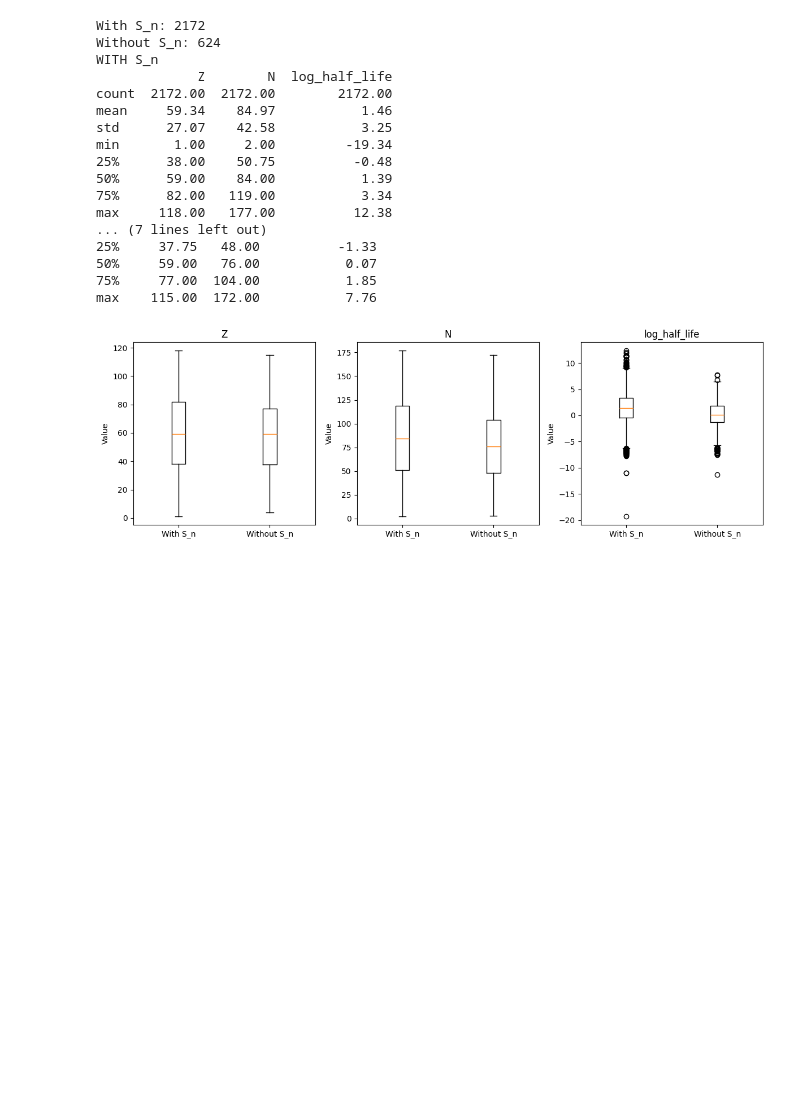
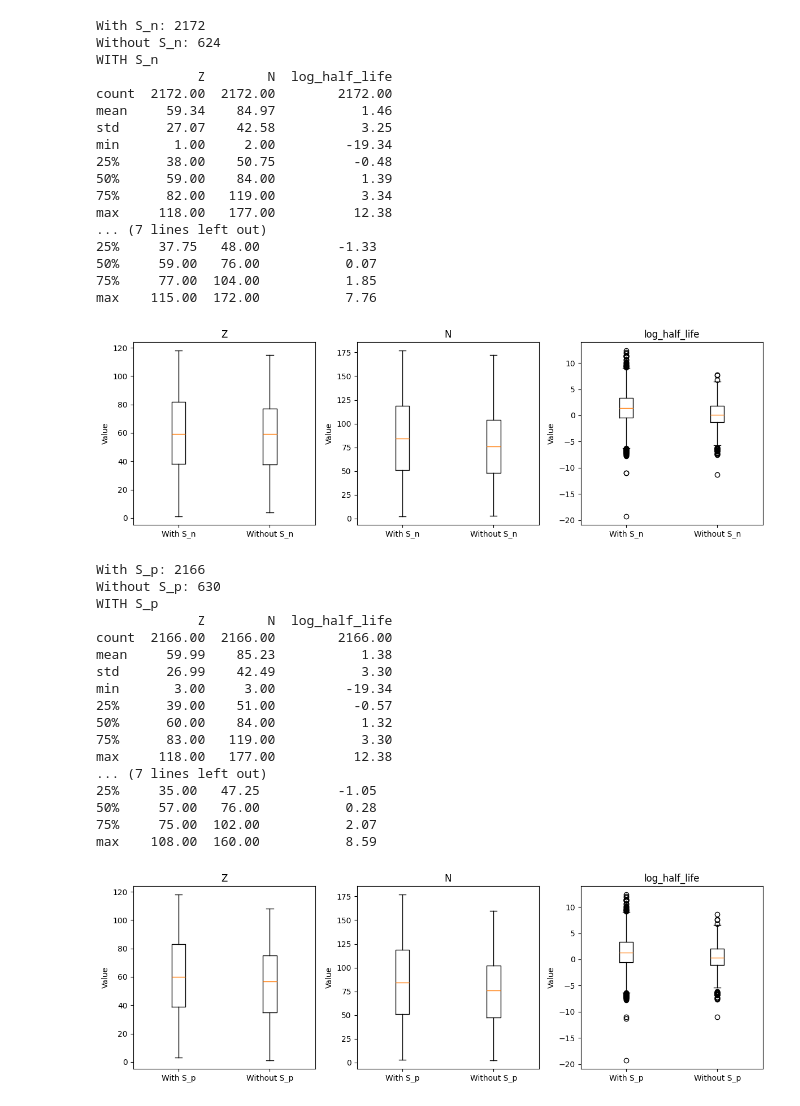
Before and after one commit to BrandonL08/Nuclear-Half-Life-Prediction-CHE1147-Term-Project, a Jupyter notebook: EDAs_by_Feature/EDA_by_feature.ipynb, the cells around one changed output. Drawn from its saved outputs; the diff is of its cells as text; code cells hidden in the pictures; blank space fills up the shorter version.

```diff
--- a/EDAs_by_Feature/EDA_by_feature.ipynb
+++ b/EDAs_by_Feature/EDA_by_feature.ipynb
@@ -124,3 +124,58 @@ max     118.00   177.00          12.38
 75%     77.00  104.00           1.85
 max    115.00  172.00           7.76
 [figure]
+# %%
+# Isotopes with a recorded S_p_keV value
+df_with_Sp = eda_df[eda_df["S_p_keV"].notna()]
+
+# Isotopes without a recorded S_p_keV value
+df_without_Sp = eda_df[eda_df["S_p_keV"].isna()]
+
+print("With S_p:", len(df_with_Sp))
+print("Without S_p:", len(df_without_Sp))
+
+columns = ["Z", "N", "log_half_life"]
+
+print("WITH S_p")
+print(df_with_Sp[columns].describe().round(2))
+
+print("\nWITHOUT S_p")
+print(df_without_Sp[columns].describe().round(2))
+
+
+import matplotlib.pyplot as plt
+
+columns = ["Z", "N", "log_half_life"]
+
+fig, axes = plt.subplots(1, 3, figsize=(12, 4))
+
+for ax, col in zip(axes, columns):
+    ax.boxplot([
+        df_with_Sp[col].dropna(),
+        df_without_Sp[col].dropna()
+    ], tick_labels=["With S_p", "Without S_p"])
+
+    ax.set_title(col)
+    ax.set_ylabel("Value")
+
+plt.tight_layout()
+plt.show()
+# %% [output]
+With S_p: 2166
+Without S_p: 630
+WITH S_p
+             Z        N  log_half_life
+count  2166.00  2166.00        2166.00
+mean     59.99    85.23           1.38
+std      26.99    42.49           3.30
+min       3.00     3.00         -19.34
+25%      39.00    51.00          -0.57
+50%      60.00    84.00           1.32
+75%      83.00   119.00           3.30
+max     118.00   177.00          12.38
+... (7 lines left out)
+25%     35.00   47.25          -1.05
+50%     57.00   76.00           0.28
+75%     75.00  102.00           2.07
+max    108.00  160.00           8.59
+[figure, added]
```
Also changed, not shown: parts of 1 cell of this notebook.
